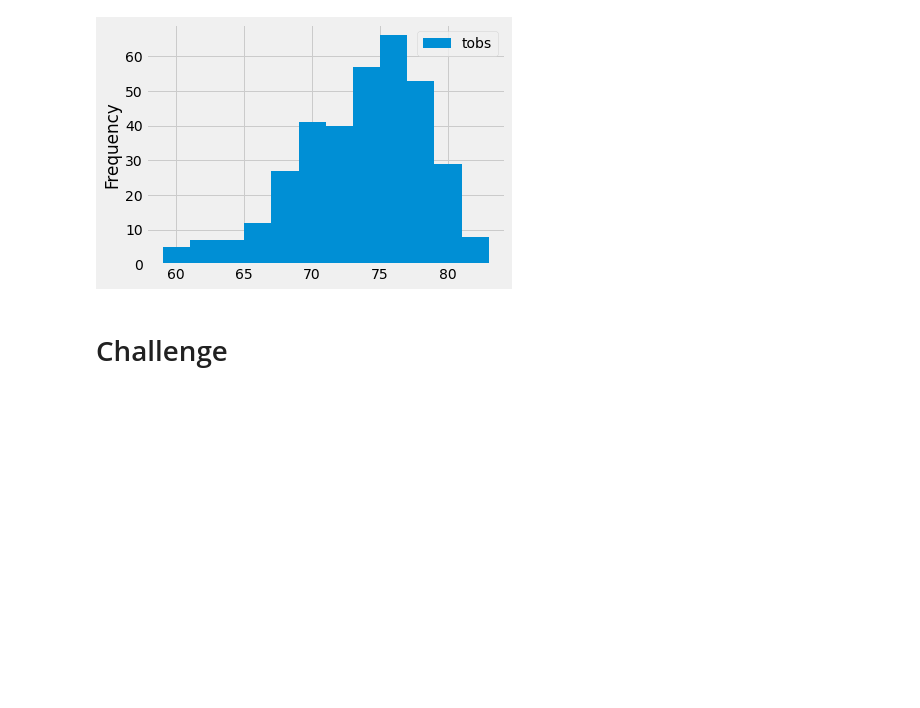
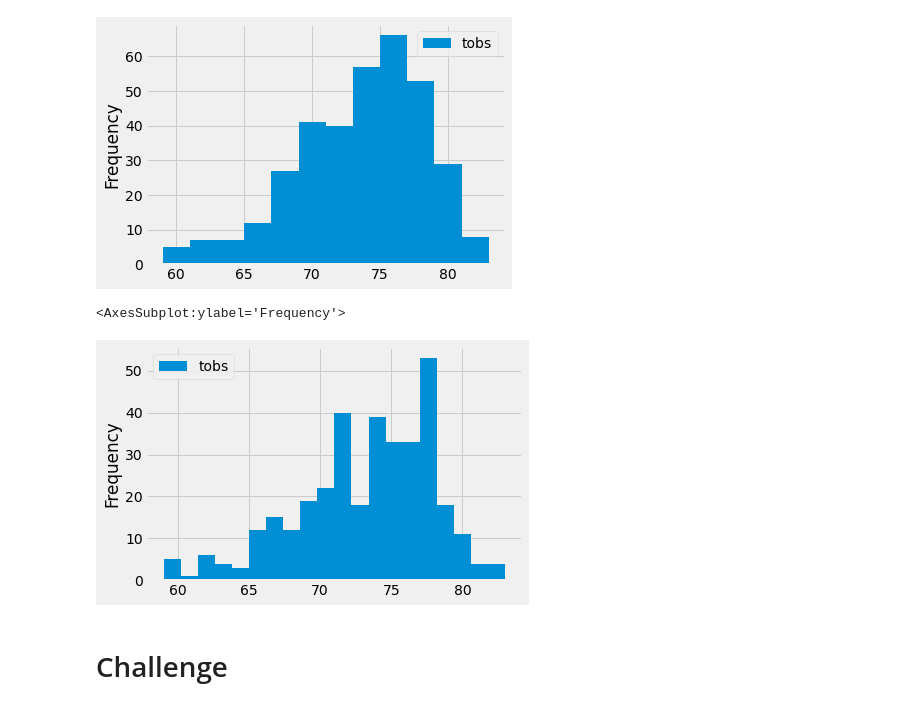
Before and after one commit to JohnRamonetti/surfs_up, a Jupyter notebook: climate_analysis.ipynb, the cells around one changed output. Drawn from its saved outputs; the diff is of its cells as text; code cells hidden in the pictures; blank space fills up the shorter version.

```diff
--- a/climate_analysis.ipynb
+++ b/climate_analysis.ipynb
@@ -132,6 +132,11 @@ df.plot.hist(bins=12)
 plt.tight_layout()
 # %% [output]
 [figure]
+# %%
+df.plot.hist(bins=20)
+# %% [output]
+<AxesSubplot:ylabel='Frequency'>
+[figure, added]
 # %%
 # Write a function called `calc_temps` that will accept start date and end date in the format '%Y-%m-%d'
 # and return the minimum, average, and maximum temperatures for that range of dates
```
Also changed, not shown: 1 other file.
